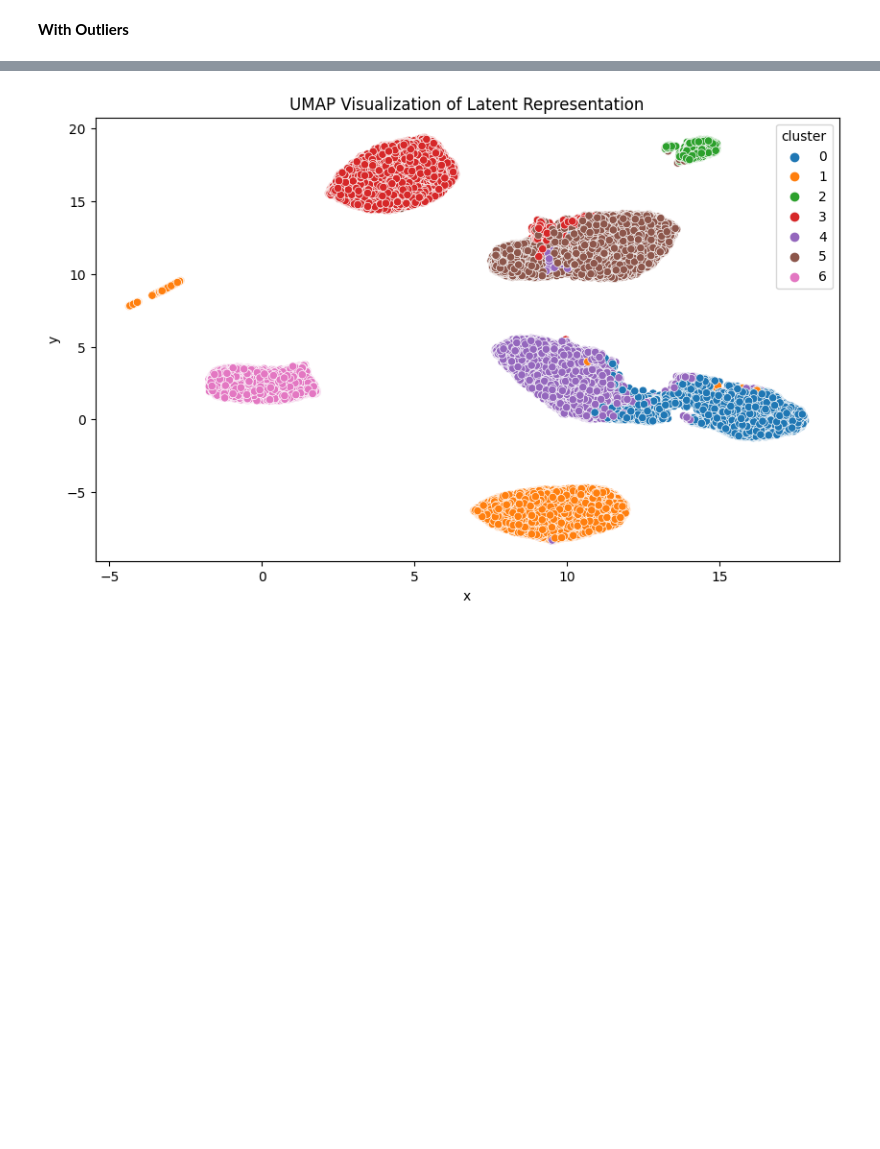
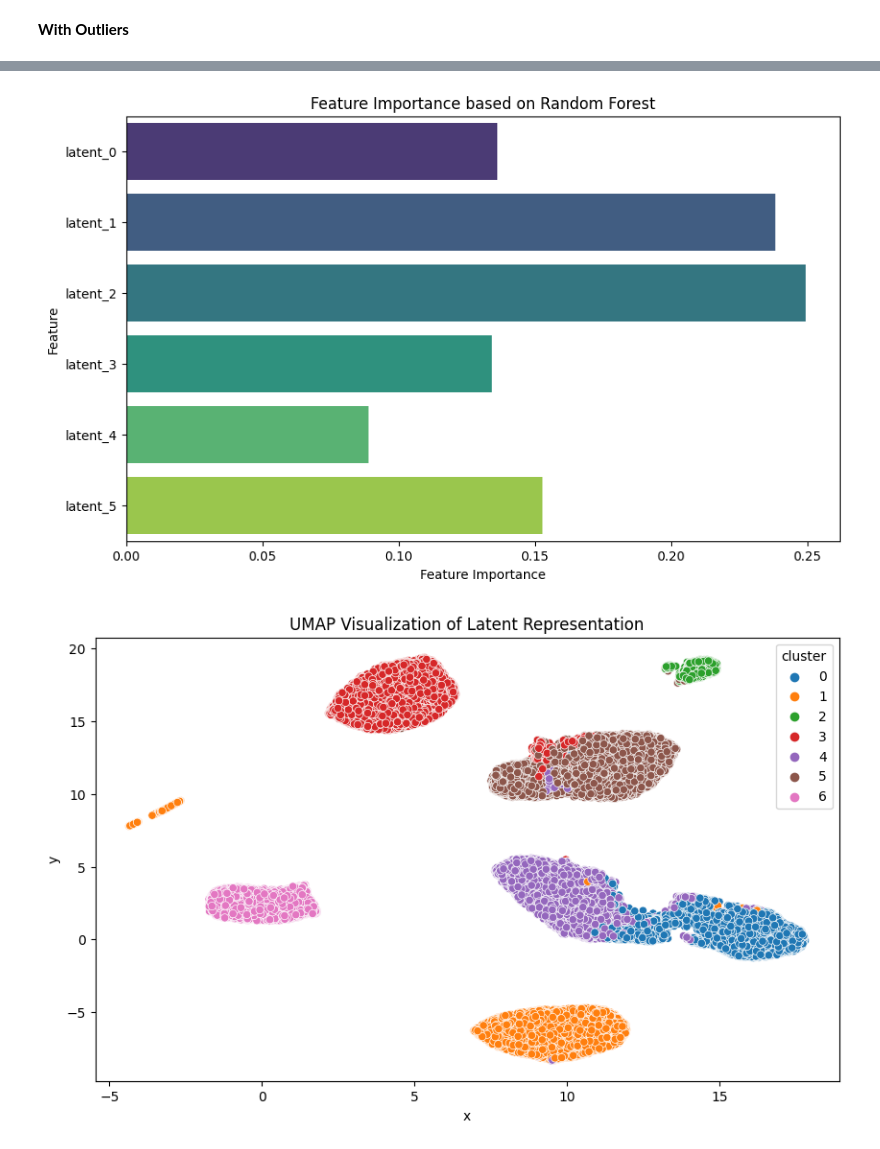
Before and after one commit to master-boda/Client-Segmentation-with-U-MAP-Embedding, a Jupyter notebook: src/modeling/modeling.ipynb, the cells around one changed output, grey strips where cells are left out. Saved outputs shown, nothing was run; the diff lists cells and outputs as text; code cells hidden in the pictures; blank space fills up the shorter version.

```diff
--- a/src/modeling/modeling.ipynb
+++ b/src/modeling/modeling.ipynb
@@ -69,4 +70,8 @@ kmeans_umap_visualization(latent_rep_scaled, n_clusters=7)
 43631 rows × 3 columns
+# %%
+plot_feature_importance(latent_rep_scaled, n_clusters=7)
+# %% [output]
+[figure, added]
 # %%
 # apply KMeans
 kmeans = KMeans(n_clusters=7, random_state=42)
```
Also changed, not shown: parts of 5 cells of this notebook, 1 other file.
